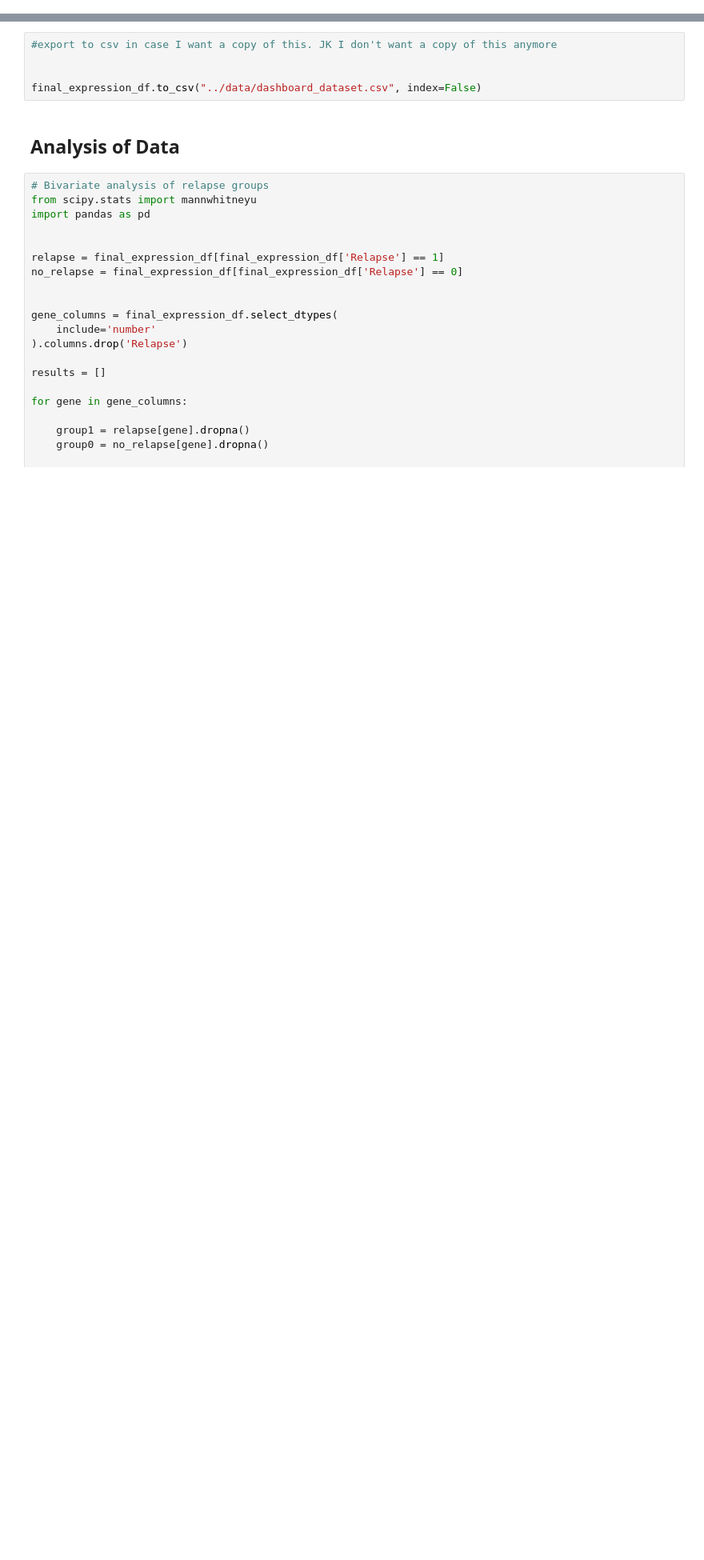
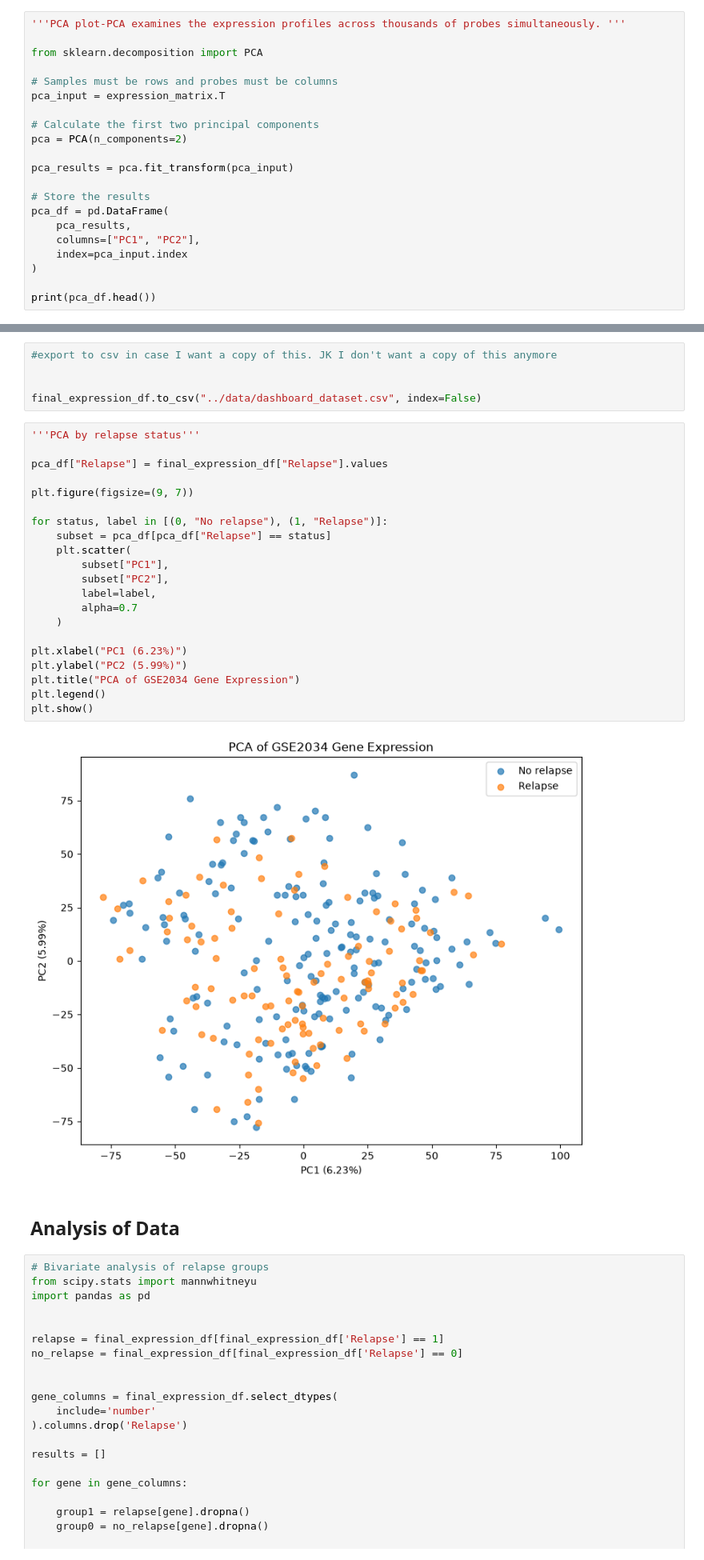
Before and after one commit to saranenada-cell/GeneExpressionBreastCancerRelapse, a Jupyter notebook: analysis/EDA Report.ipynb, the cells around one changed output, grey strips where cells are left out. Shown at 80% size. Saved outputs shown, nothing was run; the diff lists cells and outputs as text; blank space fills up the shorter version.

```diff
--- a/analysis/EDA Report.ipynb
+++ b/analysis/EDA Report.ipynb
@@ -233,0 +261,21 @@ Index(['ID_REF', 'GSM36777', 'GSM36778', 'GSM36779', 'GSM36780'], dtype='object'
+# %%
+'''PCA plot-PCA examines the expression profiles across thousands of probes simultaneously. '''
+
+from sklearn.decomposition import PCA
+
+# Samples must be rows and probes must be columns
+pca_input = expression_matrix.T
+
+# Calculate the first two principal components
+pca = PCA(n_components=2)
+
+pca_results = pca.fit_transform(pca_input)
+
+# Store the results
+pca_df = pd.DataFrame(
+    pca_results,
+    columns=["PC1", "PC2"],
+    index=pca_input.index
+)
+
+print(pca_df.head())
@@ -817,6 +886,29 @@ print(final_expression_df[['Sample_Accession', 'Relapse', 'Follow_up_months','ER
 
 
 final_expression_df.to_csv("../data/dashboard_dataset.csv", index=False)
+# %%
+'''PCA by relapse status'''
+
+pca_df["Relapse"] = final_expression_df["Relapse"].values
+
+plt.figure(figsize=(9, 7))
+
+for status, label in [(0, "No relapse"), (1, "Relapse")]:
+    subset = pca_df[pca_df["Relapse"] == status]
+    plt.scatter(
+        subset["PC1"],
+        subset["PC2"],
+        label=label,
+        alpha=0.7
+    )
+
+plt.xlabel("PC1 (6.23%)")
+plt.ylabel("PC2 (5.99%)")
+plt.title("PCA of GSE2034 Gene Expression")
+plt.legend()
+plt.show()
+# %% [output]
+[figure, added]
 # %% [markdown]
 ## Analysis of Data
 # %%
```
Also changed, not shown: parts of 26 cells of this notebook, 1 other file.
